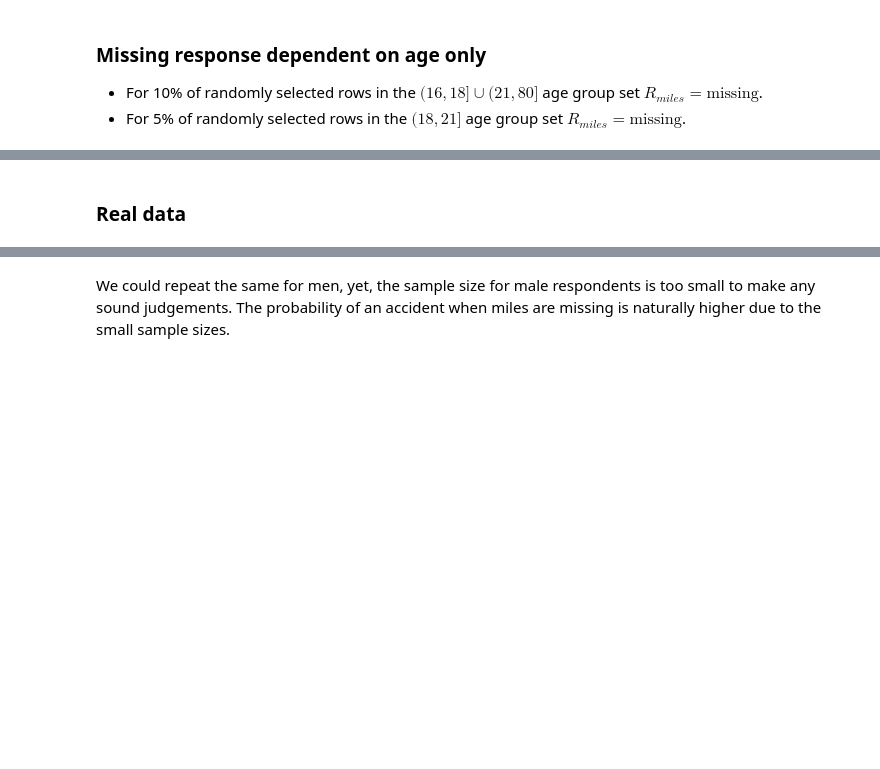
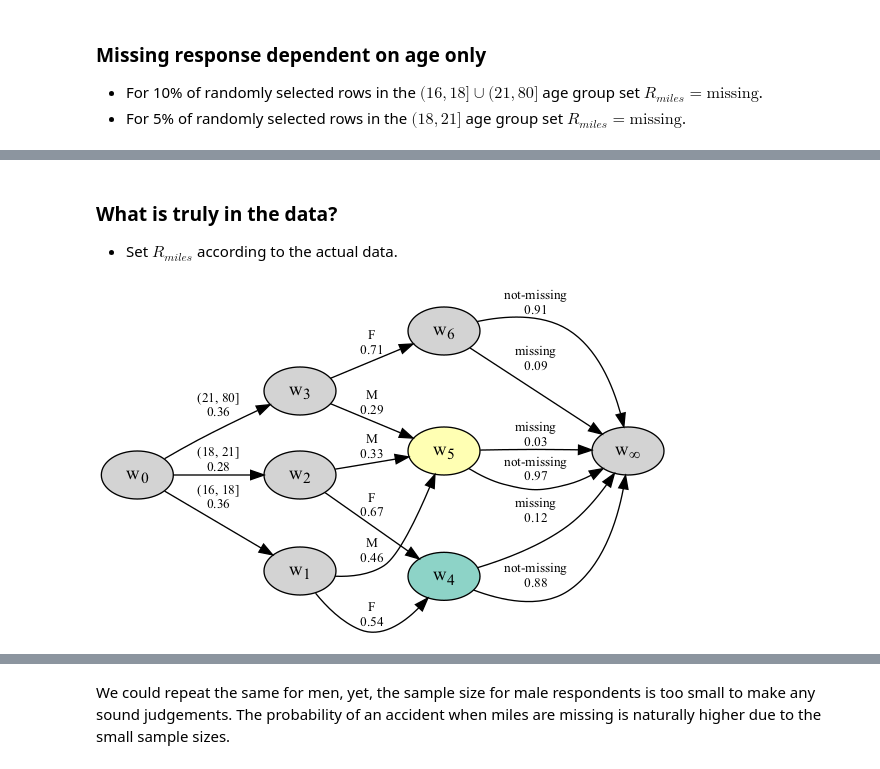
Before and after one commit to Kaasiak/ceg-workshops, a Jupyter notebook: ceg-workshops.ipynb, the cells around one changed output, grey strips where cells are left out. Saved outputs shown, nothing was run; the diff lists cells and outputs as text; code cells hidden in the pictures; blank space fills up the shorter version.

```diff
--- a/ceg-workshops.ipynb
+++ b/ceg-workshops.ipynb
@@ -47,5 +48,5 @@ In this part of the analysis we take into consideration reponses from the first
 # %%
-df = pd.read_csv('../data/processed/base_mod.csv', index_col=0)
+df = pd.read_csv('data/base_mod.csv', index_col=0)
 df.head()
 # %% [output]
 |  | age | sex | freq | miles | acc_inv |
@@ -95,13 +96,17 @@ def fit_and_plot_bn(df, columns):
            ('acc_inv', 'mileage'),
            ('acc_inv', 'freq'),
            ('freq', 'age_group'),
+           ('sex', 'age_group'),
            ('is_missing', 'age_group'),
            ('is_missing', 'sex'),
        ]
     )
     G = nx.DiGraph(model['model_edges'])
     fig, ax = plt.subplots(figsize=(7, 7))
-    nx.draw_circular(G, node_color='C2', node_size=2000, alpha=0.5, linewidths=5, width=2)
+    nx.draw_circular(
+        G, node_color='C2', node_size=2000,
+        alpha=0.5, linewidths=5, width=2
+    )
     nx.draw_networkx_labels(G, pos=nx.circular_layout(G))
     plt.show()
 # %%
@@ -222,8 +252,11 @@ ceg.create_figure()
 # %%
 # missingness depending on age only
 df['is_missing'] = 'not_missing'
-df.loc[df[(df.age <= 18) | (df.age > 21)].sample(frac=0.1).index, 'is_missing'] = 'missing'
-df.loc[df[(df.age > 18) & (df.age <= 21)].sample(frac=0.05).index, 'is_missing'] = 'missing'
+df.loc[df[(df.age <= 18) | (df.age > 21)].sample(
+        frac=0.1).index, 'is_missing'] = 'missing'
+df.loc[df[
+    (df.age > 18) & (df.age <= 21)].sample(
+    frac=0.05).index, 'is_missing'] = 'missing'
 var_order = ['age_group', 'sex', 'is_missing']
 # %%
 fit_and_plot_bn(df, ['is_missing', 'sex', 'age_group'])
@@ -238,10 +280,5 @@ ceg.create_figure()
 # %%
 # missingness depending on sex only
 df['is_missing'] = 'not_missing'
-df.loc[df[df.sex == 'F'].sample(500).index, 'is_missing'] = 'missing'
-df.loc[df[df.sex == 'M'].sample(200).index, 'is_missing'] = 'missing'
-
-missing_st = cegpy.StagedTree(df, var_order=var_order)
-missing_st.calculate_AHC_transitions(colour_list=colours)
-ceg = cegpy.ChainEventGraph(missing_st)
-ceg.create_figure()
+df.loc[df[df.sex == 'F'].sample(frac=0.1).index, 'is_missing'] = 'missing'
+df.loc[df[df.sex == 'M'].sample(frac=0.5).index, 'is_missing'] = 'missing'
@@ -256,13 +299,14 @@ fit_and_plot_bn(df, ['age_group', 'sex', 'is_missing'])
+# %% [markdown]
+### What is truly in the data?
+- Set $R_{miles}$ according to the actual data.
 # %%
-# missingness depending on age only
-df['is_missing'] = 'not_missing'
-df.loc[df[(df.age <= 18) | (df.age > 21)].sample(2000).index, 'is_missing'] = 'missing'
-df.loc[df[(df.age > 18) & (df.age <= 21)].sample(500).index, 'is_missing'] = 'missing'
+df['is_missing'] = df['mileage'].isna().map({
+    True: 'missing', False: 'not-missing'})
 var_order = ['age_group', 'sex', 'is_missing']
 
 missing_st = cegpy.StagedTree(df, var_order=var_order)
 missing_st.calculate_AHC_transitions(colour_list=colours)
 ceg = cegpy.ChainEventGraph(missing_st)
 ceg.create_figure()
+# %% [output]
+[figure, added]
-# %% [markdown]
-### Real data
```
Also changed, not shown: parts of 55 cells of this notebook.
